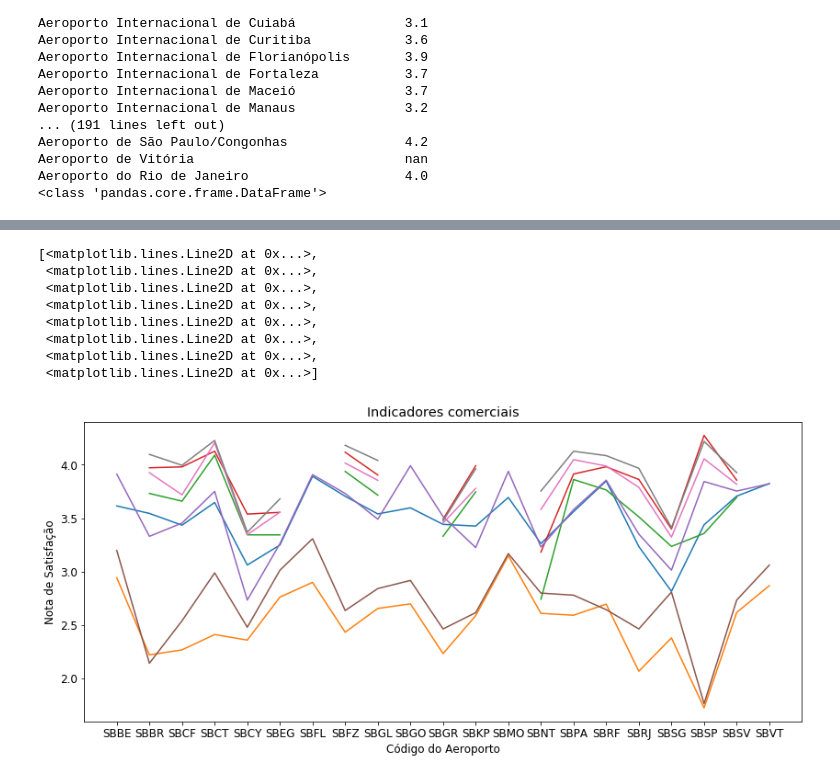
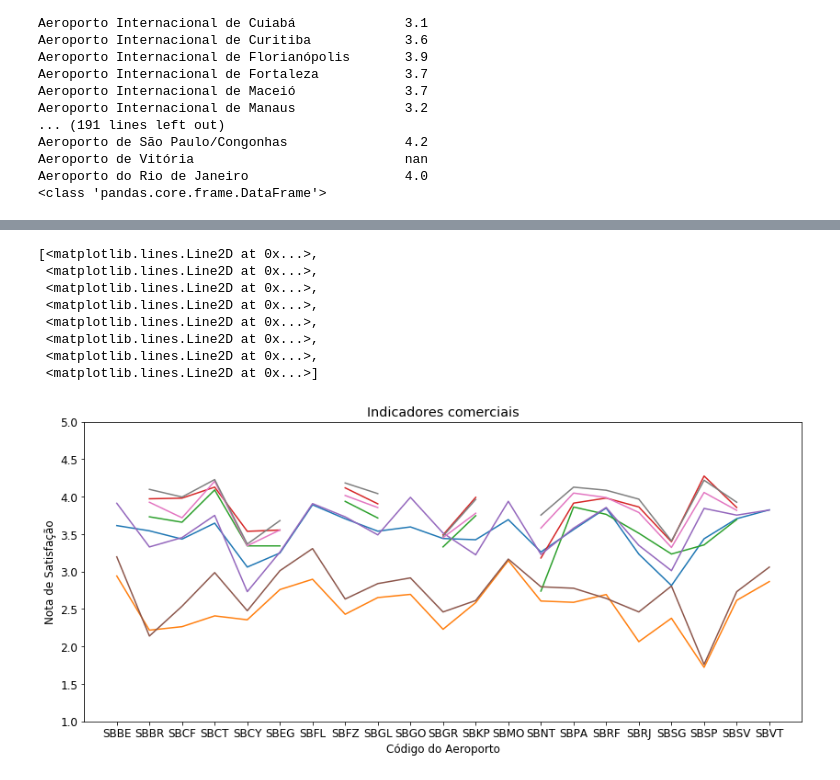
Before and after one commit to LeniceMirian/CAP394, a Jupyter notebook: Operating Performance_Airport Commercial Indicators.ipynb, the cells around one changed output, grey strips where cells are left out. Saved outputs shown, nothing was run; the diff lists cells and outputs as text; code cells hidden in the pictures.

```diff
--- a/Operating Performance_Airport Commercial Indicators.ipynb
+++ b/Operating Performance_Airport Commercial Indicators.ipynb
@@ -380,31 +380,32 @@ Aeroporto do Rio de Janeiro                    4.0
 # %%
 indicators = (newdf.groupby('IcaoAerodromo').agg([np.mean])[['QuantidadeEQualidadeDeLanchonetesRestaurantes',
        'ValorDosProdutosDeLanchonetesRestaurantes',
        'TempoDeFilaNasLanchonetesRestaurantes',
        'CordialidadeDosFuncionariosDeLanchonetesRestaurantes',
        'QuantidadeEQualidadeDeEstabelecimentosComerciais',
        'ValorDosProdutosComerciais',
        'TempoDeFilaNosEstabelecimentosComerciais',
        'CordialidadeDosFuncionariosDoComercio']])
 
 plt.figure(figsize=(14,6))
 plt.rcParams.update({'font.size': 12})
 plt.title('Indicadores comerciais')
 plt.xlabel('Código do Aeroporto')
 plt.ylabel('Nota de Satisfação')
+plt.ylim(1,5)
 plt.rcParams['xtick.labelsize'] = 12
 plt.rcParams['ytick.labelsize'] = 12
 plt.plot(indicators)
 # %% [output]
 [<matplotlib.lines.Line2D at 0x...>,
  <matplotlib.lines.Line2D at 0x...>,
  <matplotlib.lines.Line2D at 0x...>,
  <matplotlib.lines.Line2D at 0x...>,
  <matplotlib.lines.Line2D at 0x...>,
  <matplotlib.lines.Line2D at 0x...>,
  <matplotlib.lines.Line2D at 0x...>,
  <matplotlib.lines.Line2D at 0x...>]
-[figure, old version]
+[figure, new version]
 # %%
 #Save the new dataframe
 #mport sys
```
Also changed, not shown: parts of 1 cell of this notebook.
